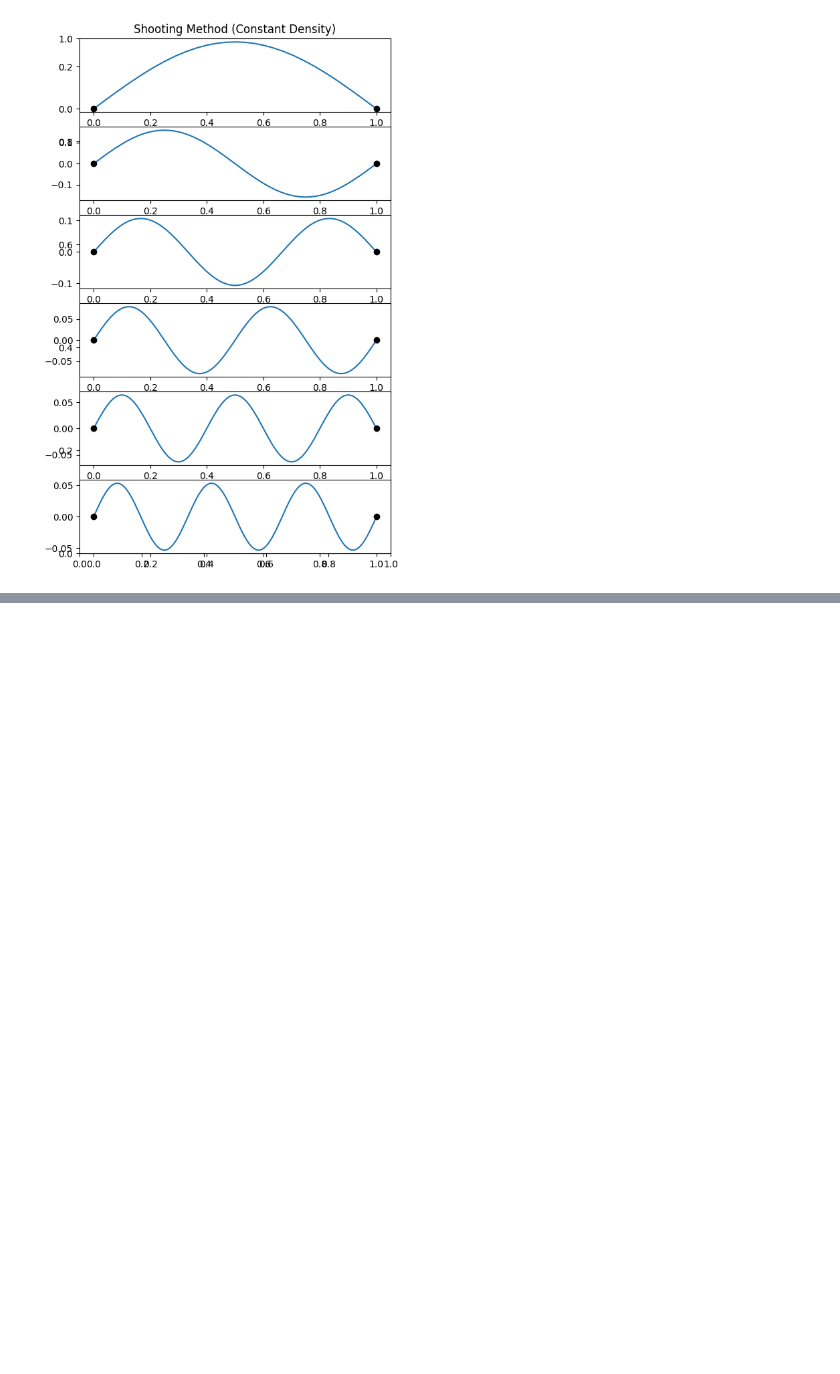
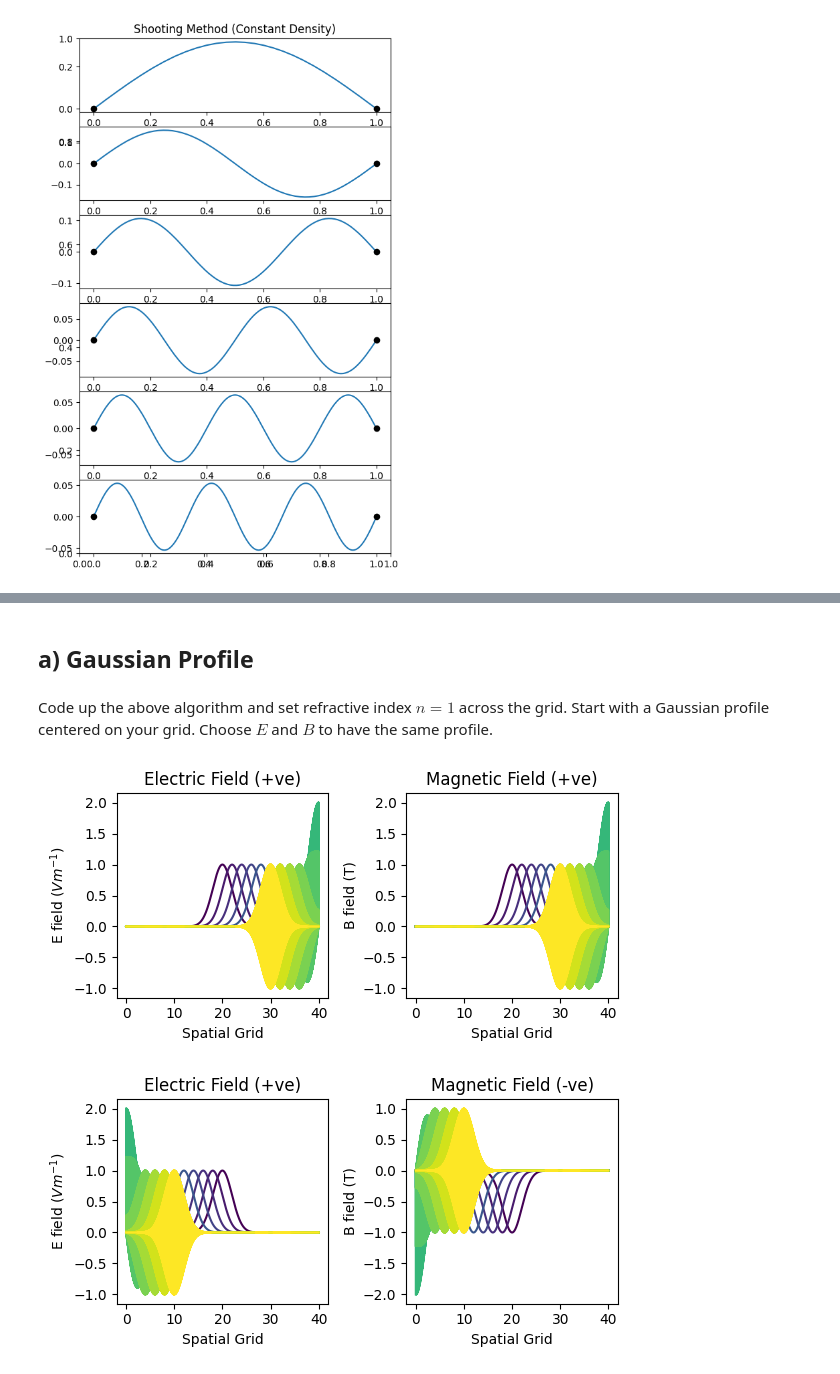
Before and after one commit to LFW25/PHYS512-Computational_Physics, a Jupyter notebook: Assignments/A6.ipynb, the cells around one changed output, grey strips where cells are left out. Cells and saved outputs as stored; diff of their text form; code cells hidden in the pictures; blank space fills up the shorter version.

```diff
--- a/Assignments/A6.ipynb
+++ b/Assignments/A6.ipynb
@@ -562,0 +594,4 @@ shoot_vary()
+# %% [markdown]
+## **a)** Gaussian Profile
+# %% [markdown]
+Code up the above algorithm and set refractive index $n = 1$ across the grid. Start with a Gaussian profile centered on your grid. Choose $E$ and $B$ to have the same profile.
@@ -562,0 +674,11 @@ shoot_vary()
+# %%
+dx = 0.01  # spatial step size
+dt = 0.01  # time step size
+
+maxwell(dx, dt, E_sign = 1, B_sign = 1, T = 30)
+maxwell(dx, dt, E_sign = 1, B_sign = -1, T = 30)
+# maxwell(dx, dt, E_sign = -1, B_sign = -1, T = 20)
+# maxwell(dx, dt, E_sign = -1, B_sign = 1, T = 20)
+# %% [output]
+[figure, added]
+[figure, added]
```
Also changed, not shown: parts of 14 cells of this notebook.
